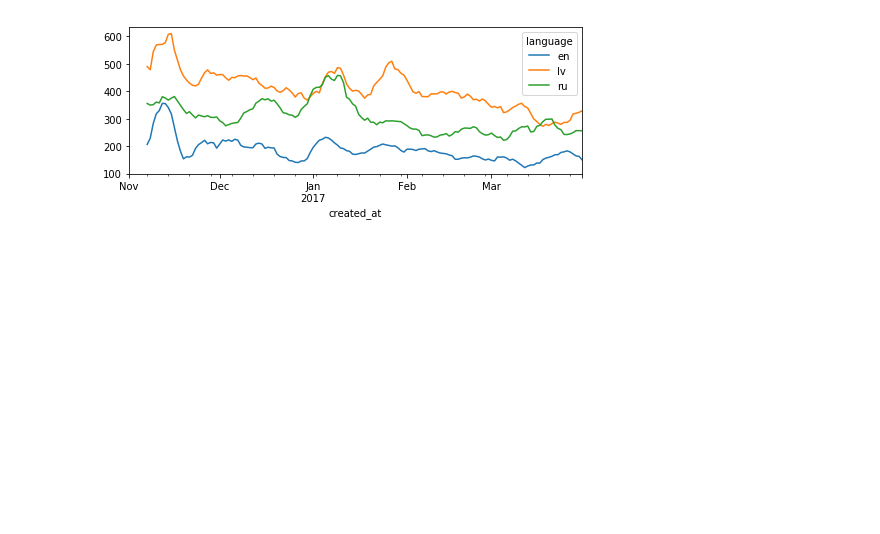
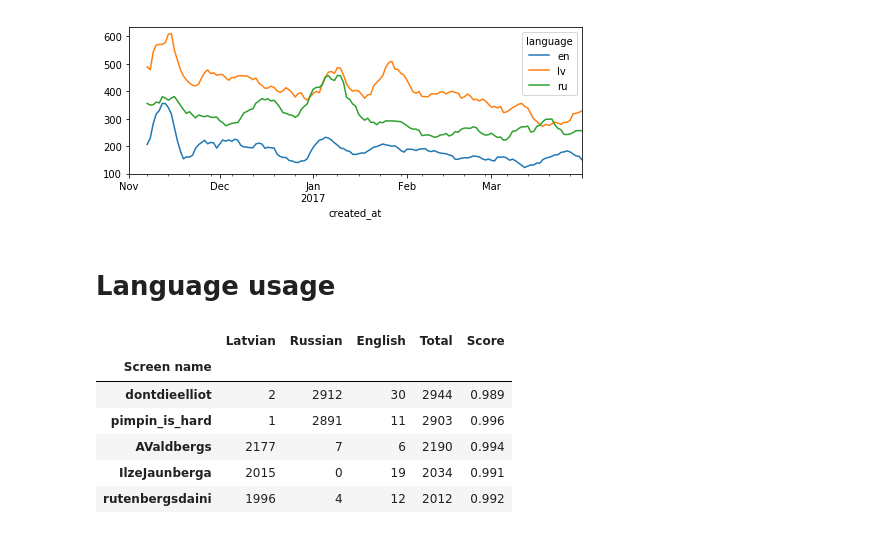
Before and after one commit to dimazest/2017-lv-corpus, a Jupyter notebook: supplement/notebook.ipynb, the cells around one changed output. Drawn from its saved outputs; the diff is of its cells as text; code cells hidden in the pictures; blank space fills up the shorter version.

```diff
--- a/supplement/notebook.ipynb
+++ b/supplement/notebook.ipynb
@@ -31,0 +41,2 @@ _.figure.savefig('figures/timeline.pdf')
+# %% [markdown]
+# Language usage
@@ -31,0 +57,10 @@ _.figure.savefig('figures/timeline.pdf')
+# %%
+sn_lang.head()
+# %% [output]
+|  | Latvian | Russian | English | Total | Score |
+| Screen name |  |  |  |  |  |
+| dontdieelliot | 2 | 2912 | 30 | 2944 | 0.989 |
+| pimpin_is_hard | 1 | 2891 | 11 | 2903 | 0.996 |
+| AValdbergs | 2177 | 7 | 6 | 2190 | 0.994 |
+| IlzeJaunberga | 2015 | 0 | 19 | 2034 | 0.991 |
+| rutenbergsdaini | 1996 | 4 | 12 | 2012 | 0.992 |
```
Also changed, not shown: parts of 18 cells of this notebook, 7 other files.
